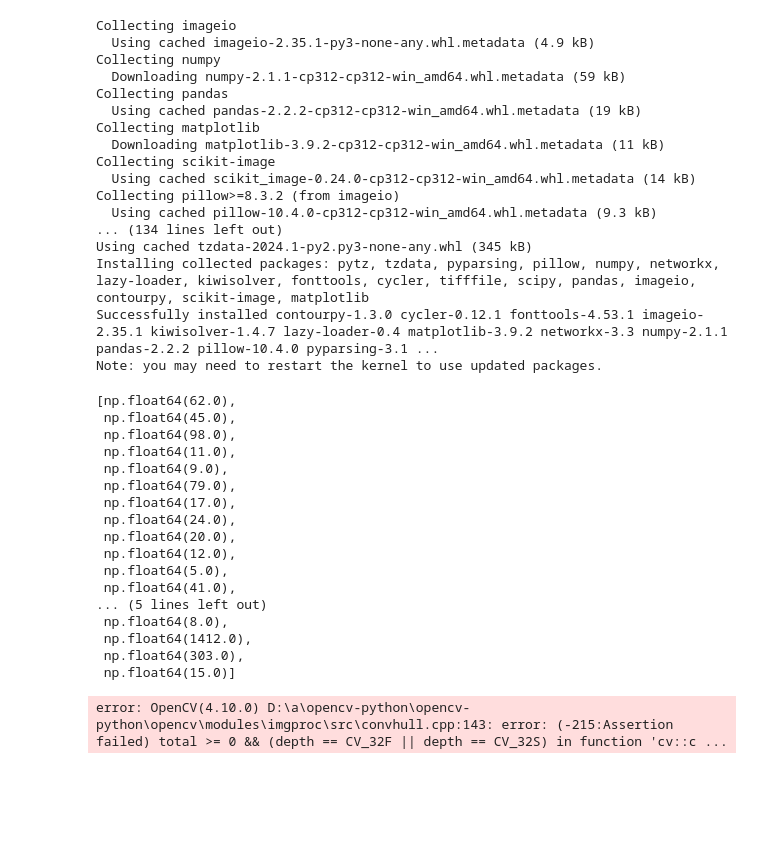
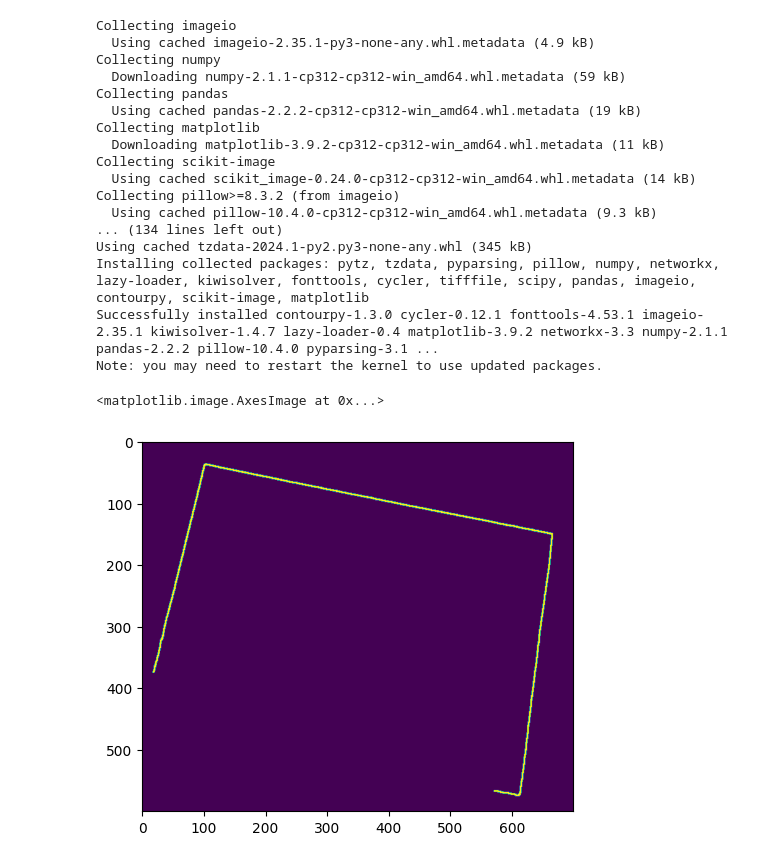
Before and after one commit to olegg366/Artist, a Jupyter notebook: paper.ipynb, the cells around one changed output. Cells and saved outputs as stored; diff of their text form; code cells hidden in the pictures; blank space fills up the shorter version.

```diff
--- a/paper.ipynb
+++ b/paper.ipynb
@@ -32,24 +37,9 @@ lb = label(edges)
 rps = regionprops(lb)
-# %%
-areas
-# %% [output]
-[np.float64(62.0),
- np.float64(45.0),
- np.float64(98.0),
- np.float64(11.0),
- np.float64(9.0),
- np.float64(79.0),
- np.float64(17.0),
- np.float64(24.0),
- np.float64(20.0),
- np.float64(12.0),
- np.float64(5.0),
- np.float64(41.0),
-... (5 lines left out)
- np.float64(8.0),
- np.float64(1412.0),
- np.float64(303.0),
- np.float64(15.0)]
+# %%
+plt.imshow(rect)
+# %% [output]
+<matplotlib.image.AxesImage at 0x...>
+[figure, added]
 # %%
 areas = [rp.area for rp in rps]
 mx = areas.index(max(areas))
@@ -59,4 +46,0 @@ cv2.findContours()
-# %%
-cv2.minAreaRect(rect.astype(int))
-# %% [output]
-error: OpenCV(4.10.0) D:\a\opencv-python\opencv-python\opencv\modules\imgproc\src\convhull.cpp:143: error: (-215:Assertion failed) total >= 0 && (depth == CV_32F || depth == CV_32S) in function 'cv::c ...
```
Also changed, not shown: parts of 8 cells of this notebook.
